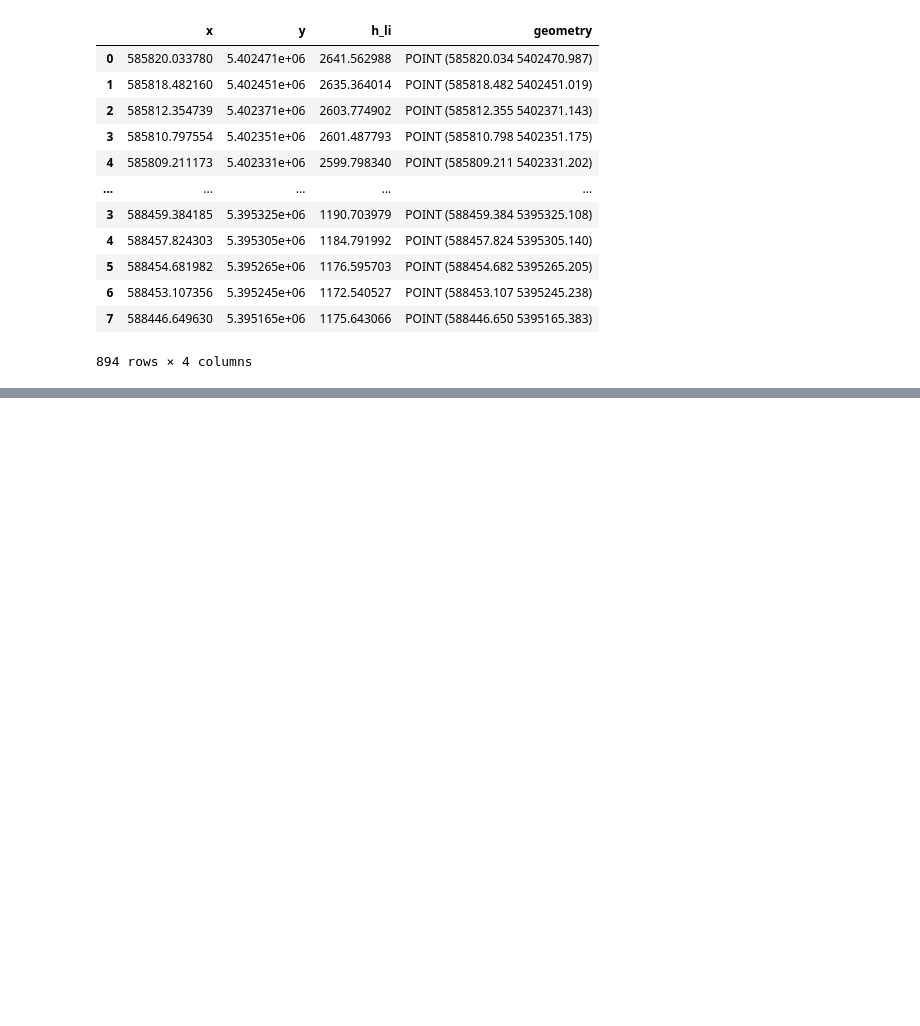
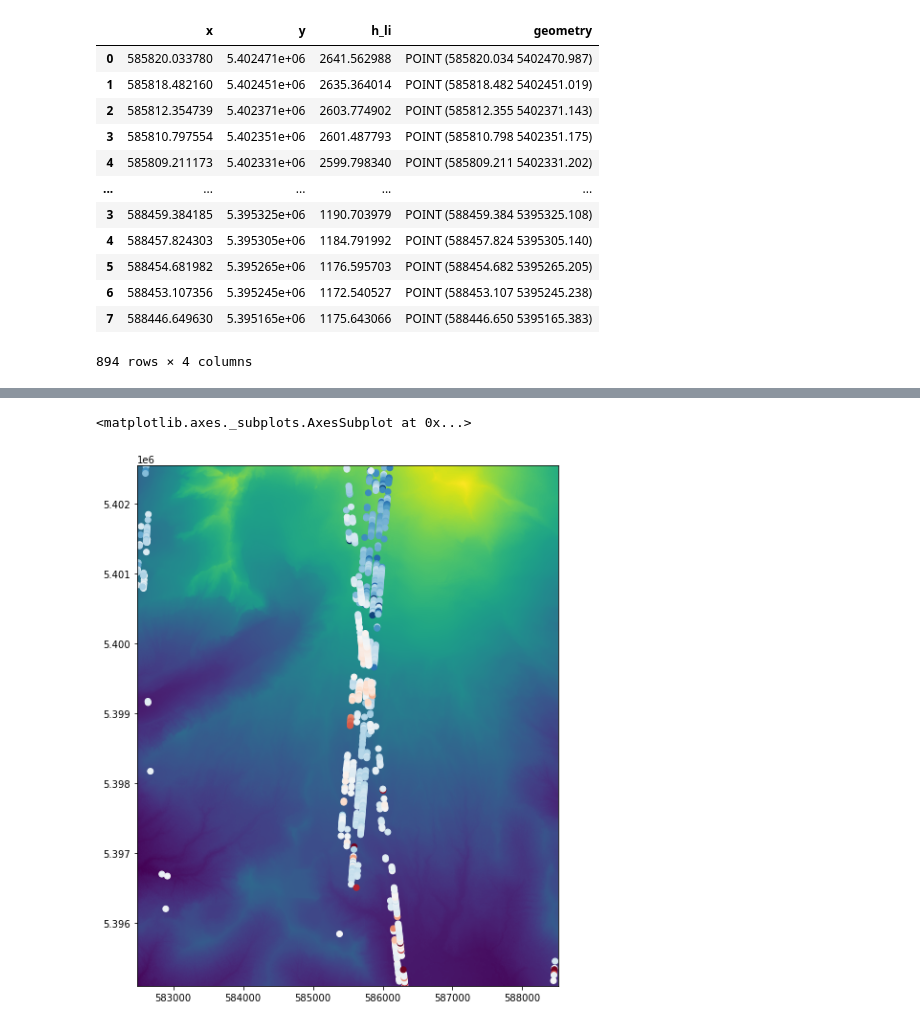
Before and after one commit to ICESAT-2HackWeek/Assimilation, a Jupyter notebook: contributors/whyjz/ICESat2-interp.ipynb, the cells around one changed output, grey strips where cells are left out. Cells and saved outputs as stored; diff of their text form; code cells hidden in the pictures; blank space fills up the shorter version.

```diff
--- a/contributors/whyjz/ICESat2-interp.ipynb
+++ b/contributors/whyjz/ICESat2-interp.ipynb
@@ -210,0 +192,9 @@ plt.imshow(a)
+# %%
+%matplotlib inline
+
+fig,ax = plt.subplots(1,figsize=(10,10))
+dem.show(ax=ax)
+ddf_gpd_cleaned.plot(ax=ax, column='li_raster', cmap='RdBu', clim=[-20, 20])
+# %% [output]
+<matplotlib.axes._subplots.AxesSubplot at 0x...>
+[figure, added]
```
Also changed, not shown: parts of 15 cells of this notebook.
